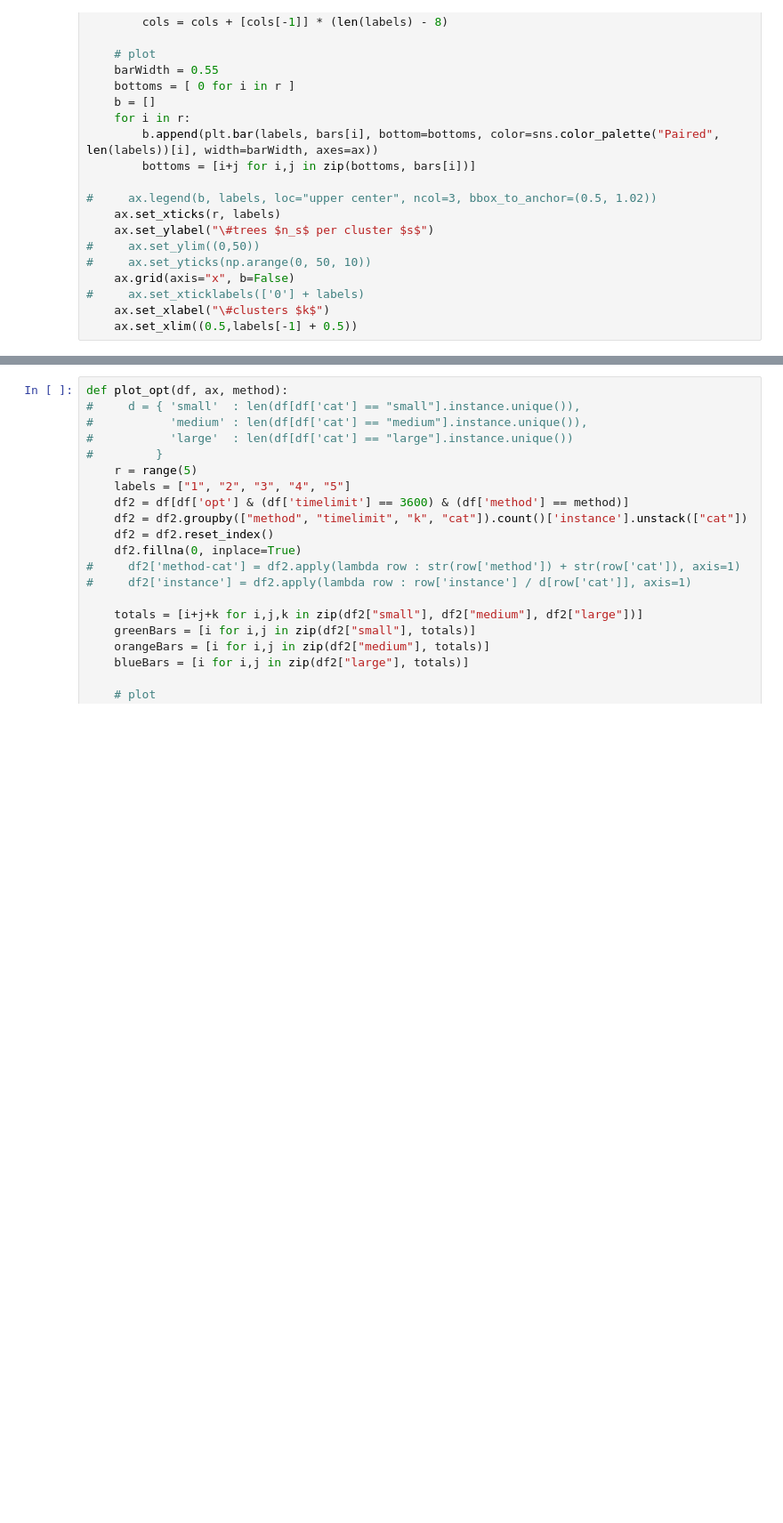
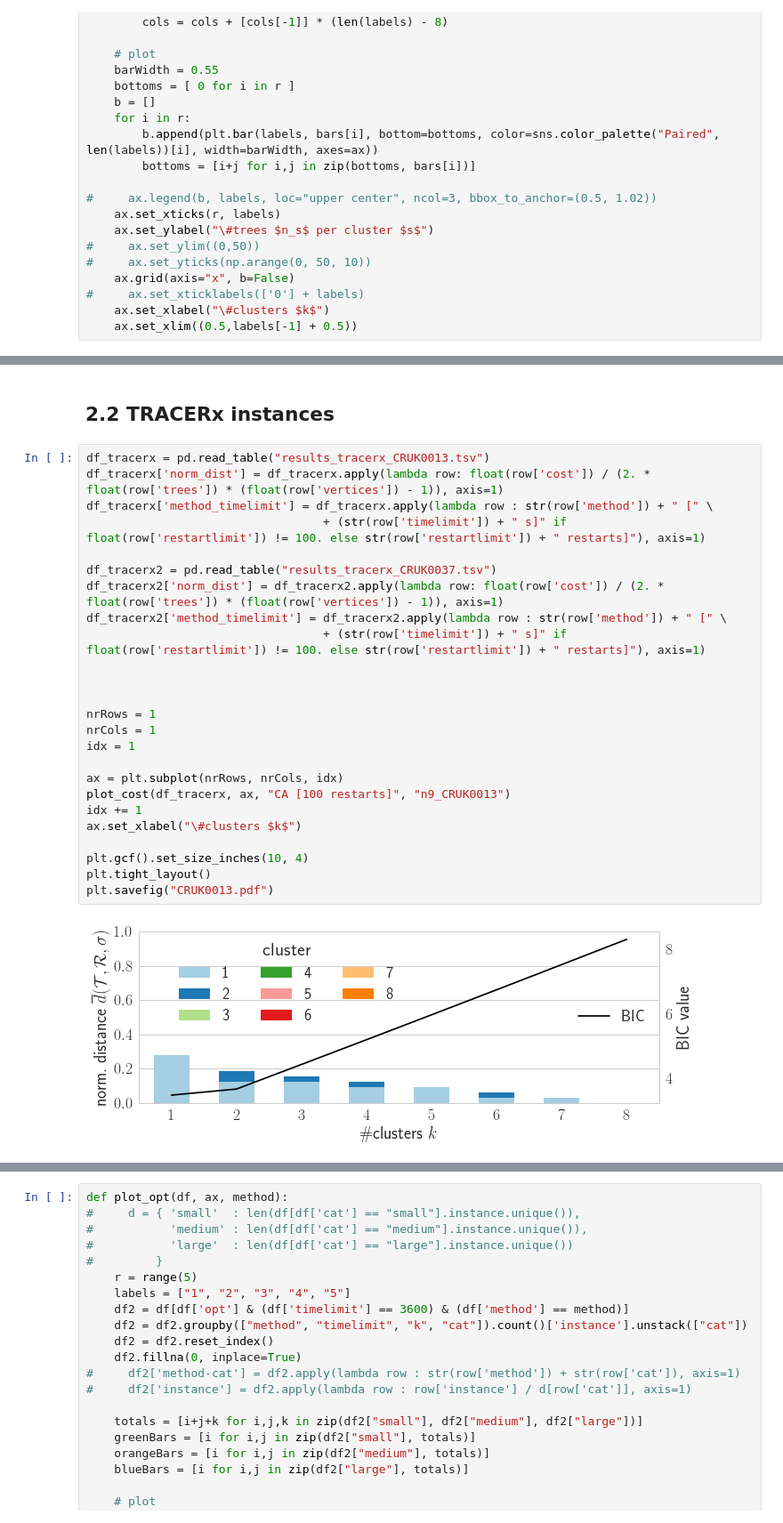
Before and after one commit to elkebir-group/MCT, a Jupyter notebook: analysis.ipynb, the cells around one changed output, grey strips where cells are left out. Shown at 89% size. Saved outputs shown, nothing was run; the diff lists cells and outputs as text; blank space fills up the shorter version.

```diff
--- a/analysis.ipynb
+++ b/analysis.ipynb
@@ -321,0 +248,29 @@ KeyError: 'cat'
+# %% [markdown]
+## 2.2 TRACERx instances
+# %%
+df_tracerx = pd.read_table("results_tracerx_CRUK0013.tsv")
+df_tracerx['norm_dist'] = df_tracerx.apply(lambda row: float(row['cost']) / (2. * float(row['trees']) * (float(row['vertices']) - 1)), axis=1)
+df_tracerx['method_timelimit'] = df_tracerx.apply(lambda row : str(row['method']) + " [" \
+                                  + (str(row['timelimit']) + " s]" if float(row['restartlimit']) != 100. else str(row['restartlimit']) + " restarts]"), axis=1)
+
+df_tracerx2 = pd.read_table("results_tracerx_CRUK0037.tsv")
+df_tracerx2['norm_dist'] = df_tracerx2.apply(lambda row: float(row['cost']) / (2. * float(row['trees']) * (float(row['vertices']) - 1)), axis=1)
+df_tracerx2['method_timelimit'] = df_tracerx2.apply(lambda row : str(row['method']) + " [" \
+                                  + (str(row['timelimit']) + " s]" if float(row['restartlimit']) != 100. else str(row['restartlimit']) + " restarts]"), axis=1)
+
+
+
+nrRows = 1
+nrCols = 1
+idx = 1
+
+ax = plt.subplot(nrRows, nrCols, idx)
+plot_cost(df_tracerx, ax, "CA [100 restarts]", "n9_CRUK0013")
+idx += 1
+ax.set_xlabel("\#clusters $k$")
+
+plt.gcf().set_size_inches(10, 4)
+plt.tight_layout()
+plt.savefig("CRUK0013.pdf")
+# %% [output]
+[figure, added]
```
Also changed, not shown: parts of 37 cells of this notebook, 1 other file.
